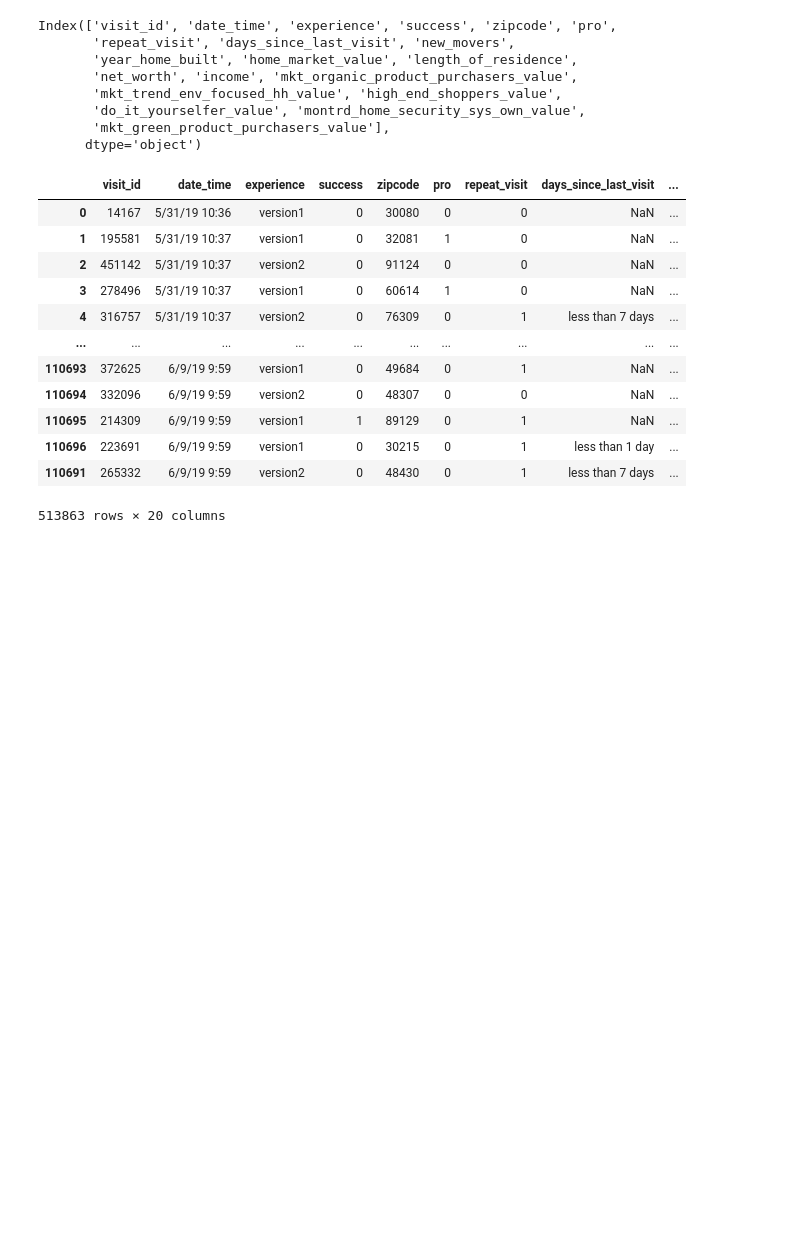
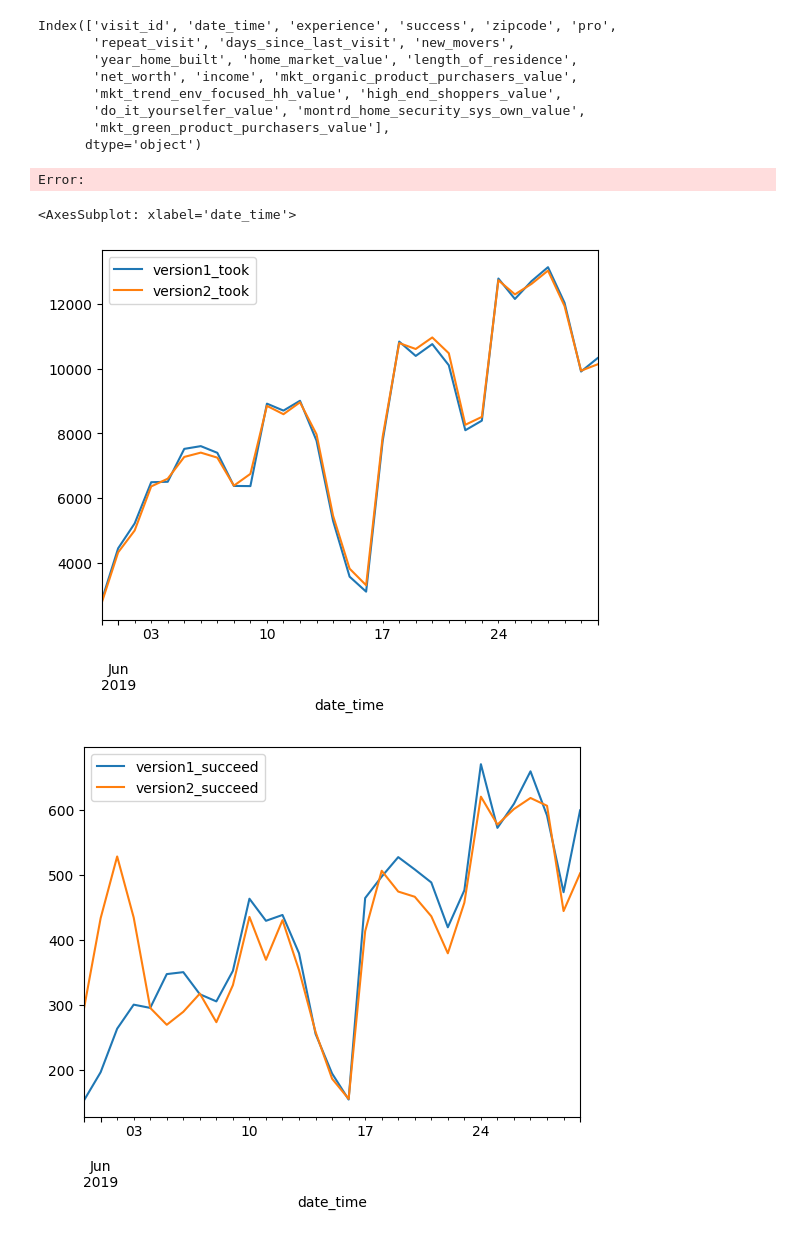
Before and after one commit to ykaitao/reinforcement-learning-for-recommendation, a Jupyter notebook: notebooks/multi-armed-bandit.ipynb, the cells around one changed output. Saved outputs shown, nothing was run; the diff lists cells and outputs as text; code cells hidden in the pictures; blank space fills up the shorter version.

Commit message:
mab data preparation is done

```diff
--- a/notebooks/multi-armed-bandit.ipynb
+++ b/notebooks/multi-armed-bandit.ipynb
@@ -13,0 +6,8 @@ df.head(3)
+# %%
+from datetime import datetime
+
+df = pd.read_csv("../data/casestudy_data.csv")
+df["date_time"] = df["date_time"].apply(
+    lambda x: datetime.strptime(x, "%m/%d/%y %H:%M")
+)
+df.head(3)
@@ -22,23 +27,6 @@ Index(['visit_id', 'date_time', 'experience', 'success', 'zipcode', 'pro',
        'do_it_yourselfer_value', 'montrd_home_security_sys_own_value',
        'mkt_green_product_purchasers_value'],
       dtype='object')
-# %%
-df = df.sort_values("date_time")
-df
-# %% [output]
-|  | visit_id | date_time | experience | success | zipcode | pro | repeat_visit | days_since_last_visit | ... |
-| 0 | 14167 | 5/31/19 10:36 | version1 | 0 | 30080 | 0 | 0 | NaN | ... |
-| 1 | 195581 | 5/31/19 10:37 | version1 | 0 | 32081 | 1 | 0 | NaN | ... |
-| 2 | 451142 | 5/31/19 10:37 | version2 | 0 | 91124 | 0 | 0 | NaN | ... |
-| 3 | 278496 | 5/31/19 10:37 | version1 | 0 | 60614 | 1 | 0 | NaN | ... |
-| 4 | 316757 | 5/31/19 10:37 | version2 | 0 | 76309 | 0 | 1 | less than 7 days | ... |
-| ... | ... | ... | ... | ... | ... | ... | ... | ... | ... |
-| 110693 | 372625 | 6/9/19 9:59 | version1 | 0 | 49684 | 0 | 1 | NaN | ... |
-| 110694 | 332096 | 6/9/19 9:59 | version2 | 0 | 48307 | 0 | 0 | NaN | ... |
-| 110695 | 214309 | 6/9/19 9:59 | version1 | 1 | 89129 | 0 | 1 | NaN | ... |
-| 110696 | 223691 | 6/9/19 9:59 | version1 | 0 | 30215 | 0 | 1 | less than 1 day | ... |
-| 110691 | 265332 | 6/9/19 9:59 | version2 | 0 | 48430 | 0 | 1 | less than 7 days | ... |
-513863 rows × 20 columns
 # %%
 df["version1_took"] = df.experience.apply(func=lambda x: int(x == "version1"))
 df["version2_took"] = df.experience.apply(func=lambda x: int(x == "version2"))
@@ -53,0 +40,20 @@ df_mab = df[["date_time", "version1_took", "version2_took", "version1_succeed",
+# %%
+df_mab = df[
+    [
+        "date_time",
+        "version1_took",
+        "version2_took",
+        "version1_succeed",
+        "version2_succeed",
+    ]
+].copy()
+
+df_mab = df_mab.set_index("date_time").sort_index()
+df_mab = df_mab.cumsum()
+df_mab["version1_value"] = df_mab["version1_succeed"] / df_mab["version1_took"]
+df_mab["version2_value"] = df_mab["version2_succeed"] / df_mab["version2_took"]
+df_mab[["version1_took", "version2_took"]].plot()
+df_mab[["version1_succeed", "version2_succeed"]].plot()
+df_mab[["version1_value", "version2_value"]].plot()
+# %% [output]
+Error:
@@ -53,0 +84,28 @@ df_mab = df[["date_time", "version1_took", "version2_took", "version1_succeed",
+# %%
+df_mab_daily = df[
+    [
+        "date_time",
+        "version1_took",
+        "version2_took",
+        "version1_succeed",
+        "version2_succeed",
+    ]
+].copy()
+
+df_mab_daily["date_time"] = df_mab_daily["date_time"].dt.floor('d')
+df_mab_daily = df_mab_daily.groupby("date_time", as_index=True).agg("sum")
+df_mab_daily = df_mab_daily.sort_index()#.cumsum()
+df_mab_daily["version1_value"] = (
+    df_mab_daily["version1_succeed"] / df_mab_daily["version1_took"]
+)
+df_mab_daily["version2_value"] = (
+    df_mab_daily["version2_succeed"] / df_mab_daily["version2_took"]
+)
+
+df_mab_daily[["version1_took", "version2_took"]].plot()
+df_mab_daily[["version1_succeed", "version2_succeed"]].plot()
+df_mab_daily[["version1_value", "version2_value"]].plot()
+# %% [output]
+<AxesSubplot: xlabel='date_time'>
+[figure, added]
+[figure, added]
```
Also changed, not shown: parts of 5 cells of this notebook.
